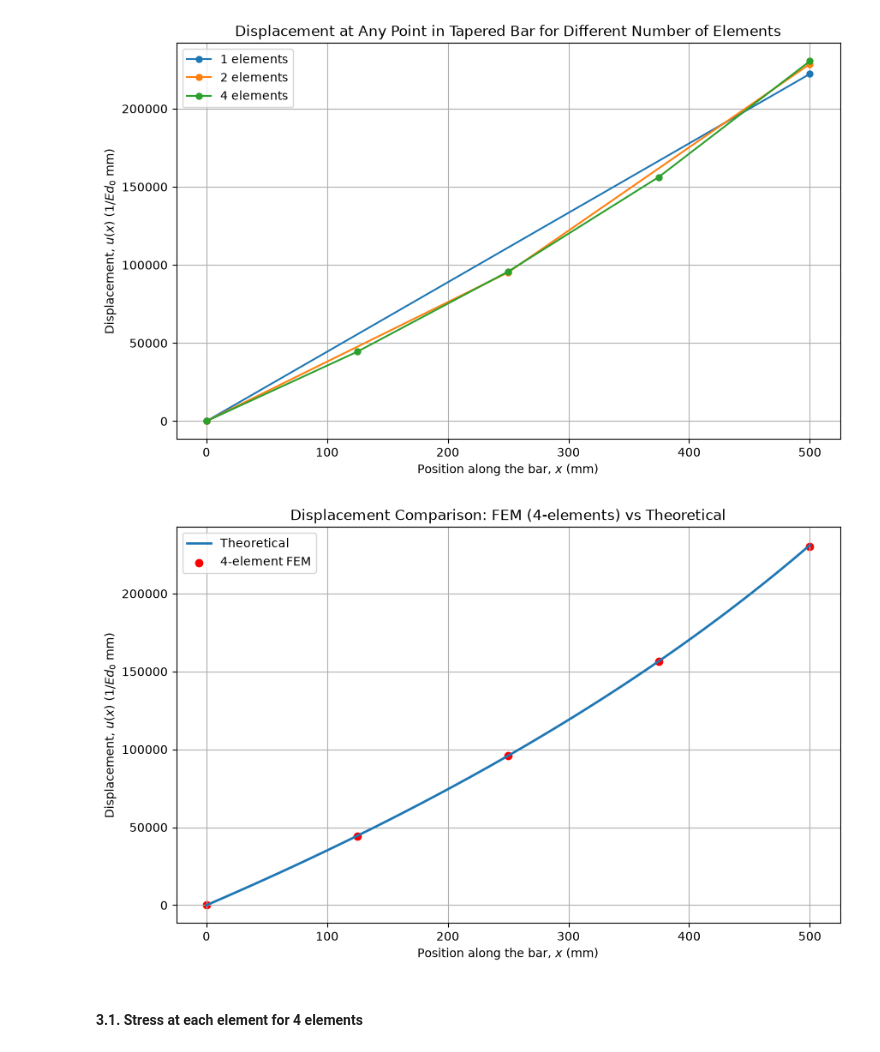
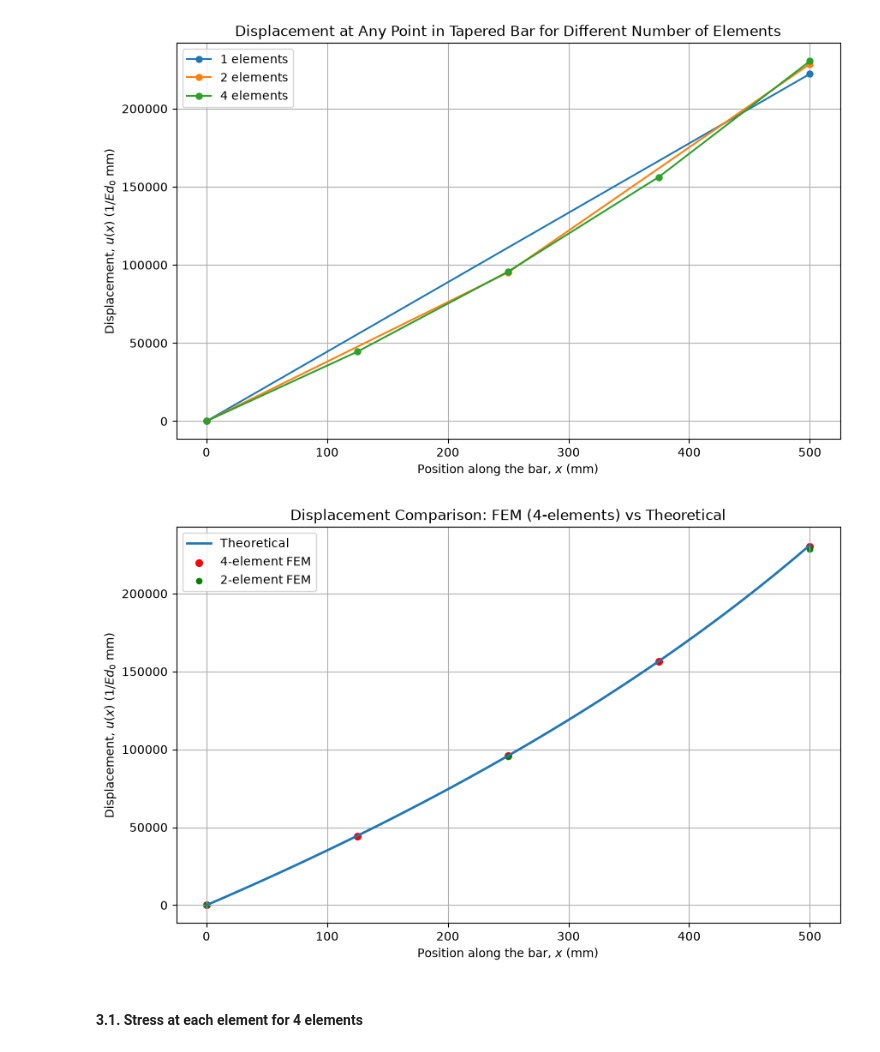
Before and after one commit to AdhilshaA/FEM_coursework, a Jupyter notebook: lab/lab_1.ipynb, the cells around one changed output. Saved outputs shown, nothing was run; the diff lists cells and outputs as text; code cells hidden in the pictures.

```diff
--- a/lab/lab_1.ipynb
+++ b/lab/lab_1.ipynb
@@ -672,21 +676,22 @@ plt.show()
 # %%
 def ideal_displacement_fn(x, force=force_value, depth=depth_value, L=length_value, E=E_value, left_width=width_value_left, right_width=width_value_right):
     return (force * L / (E * depth * (right_width - left_width))) * np.log((left_width + (right_width - left_width) * (x / L)) / left_width)
 
 # Plotting the results Ideal vs 4 elements
 plt.figure(figsize=(10, 6))
 x_values_ideal = np.linspace(0, length_value, 100)
 plt.plot(x_values_ideal, ideal_displacement_fn(x_values_ideal), label="Theoretical", linewidth=2)
-plt.scatter(x_values_nodes_list[2], displacement_values_list[2], marker="o", c='red', label="4-element FEM")
+plt.scatter(x_values_nodes_list[2], displacement_values_list[2], marker="o", c='red', label="4-element FEM", s=30)
+plt.scatter(x_values_nodes_list[1], displacement_values_list[1], marker="o", c='green', label="2-element FEM", s=20)
 plt.xlabel(r"Position along the bar, $x$ (mm)")
 plt.ylabel(r"Displacement, $u(x)$ ($1 / Ed_0$ mm)")
 plt.title("Displacement Comparison: FEM (4-elements) vs Theoretical")
 plt.legend()
 plt.grid(True)
 plt.savefig('lab_1_2_c_2.png', dpi=300, bbox_inches='tight')
 plt.show()
 # %% [output]
-[figure, old version]
+[figure, new version]
 # %% [markdown]
 #### 3.1. Stress at each element for 4 elements
 # %%
```
Also changed, not shown: parts of 2 cells of this notebook, 2 other files.
